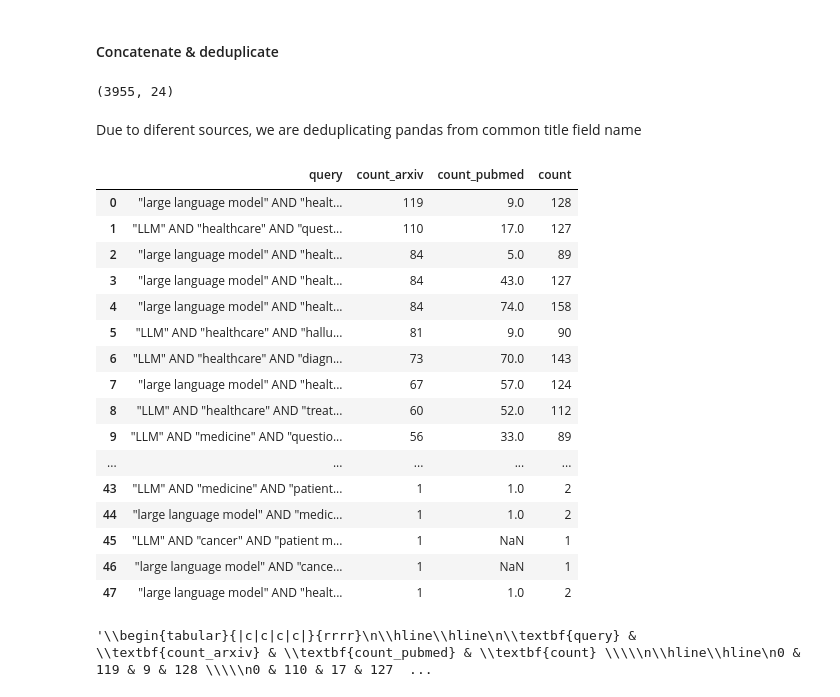
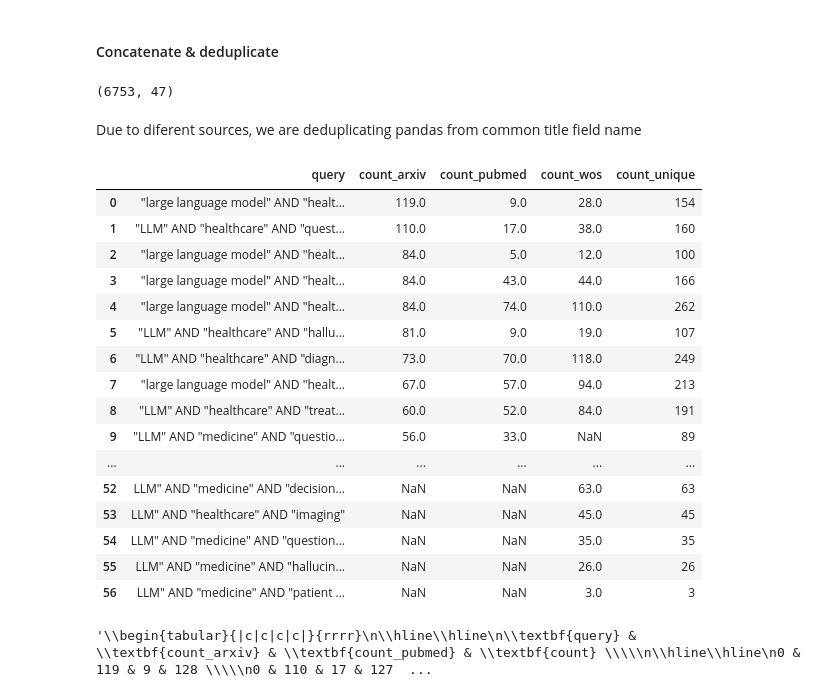
Before and after one commit to phdupmmcp/phase1_soa, a Jupyter notebook: bulk_analysis.ipynb, the cells around one changed output. Saved outputs shown, nothing was run; the diff lists cells and outputs as text; code cells hidden in the pictures.

```diff
--- a/bulk_analysis.ipynb
+++ b/bulk_analysis.ipynb
@@ -176,39 +324,47 @@ filename = 'queries_arxiv_v2_1.xlsx'
 df_arxiv = pd.read_excel(os.path.join(data_folder, filename))
 filename = 'queries_pubmed_v2_1.xlsx'
 df_pubmed = pd.read_excel(os.path.join(data_folder, filename))
+filename = 'queries_wos_v2_1.xlsx'
+df_wos = pd.read_excel(os.path.join(data_folder, filename))
 # %%
-df_combined = pd.concat([df_pubmed, df_arxiv], ignore_index=True)
+df_combined = pd.concat([df_pubmed, df_arxiv,df_wos], ignore_index=True)
 df_combined['short_title'] = df_combined['title']#.str[:50]
+df_combined=df_combined.drop_duplicates(subset=['query','title'], keep='first')
 df_combined.shape
 # %% [output]
-(3955, 24)
+(6753, 47)
 # %% [markdown]
 Due to diferent sources, we are deduplicating pandas from common title field name
 # %%
+df_pubmed=df_pubmed.drop_duplicates(subset=['title','query'], keep='first')
 df_pubmed_query_values= df_pubmed['query'].value_counts().reset_index().astype({'count': int})
+df_arxiv=df_arxiv.drop_duplicates(subset=['title','query'], keep='first')
 df_arxiv_query_values= df_arxiv['query'].value_counts().reset_index().astype({'count': int})
+df_wos=df_wos.drop_duplicates(subset=['title','query'], keep='first')
+df_wos_query_values= df_wos['query'].value_counts().reset_index().astype({'count': int})
 df_combined_query_values= df_combined['query'].value_counts().reset_index().astype({'count': int}).fillna(0)
 df_merged_query_values = df_arxiv_query_values.merge(df_pubmed_query_values, on='query', how='outer', suffixes=('_arxiv', '_pubmed'))
-df_merged_query_values = df_merged_query_values.merge(df_combined_query_values,on='query', how='outer', suffixes=('_arxiv', '_pubmed'))
+df_merged_query_values = df_merged_query_values.merge(df_wos_query_values,on='query', how='outer', suffixes=( '_ss','_wos'))
+df_merged_query_values = df_merged_query_values.merge(df_combined_query_values,on='query', how='outer', suffixes=( '_wos','_unique'))
 df_merged_query_values
 # %% [output]
-|  | query | count_arxiv | count_pubmed | count |
-| 0 | "large language model" AND "healt... | 119 | 9.0 | 128 |
-| 1 | "LLM" AND "healthcare" AND "quest... | 110 | 17.0 | 127 |
-| 2 | "large language model" AND "healt... | 84 | 5.0 | 89 |
-| 3 | "large language model" AND "healt... | 84 | 43.0 | 127 |
-| 4 | "large language model" AND "healt... | 84 | 74.0 | 158 |
-| 5 | "LLM" AND "healthcare" AND "hallu... | 81 | 9.0 | 90 |
-| 6 | "LLM" AND "healthcare" AND "diagn... | 73 | 70.0 | 143 |
-| 7 | "large language model" AND "healt... | 67 | 57.0 | 124 |
-| 8 | "LLM" AND "healthcare" AND "treat... | 60 | 52.0 | 112 |
-| 9 | "LLM" AND "medicine" AND "questio... | 56 | 33.0 | 89 |
-| ... | ... | ... | ... | ... |
-| 43 | "LLM" AND "medicine" AND "patient... | 1 | 1.0 | 2 |
-| 44 | "large language model" AND "medic... | 1 | 1.0 | 2 |
-| 45 | "LLM" AND "cancer" AND "patient m... | 1 | NaN | 1 |
-| 46 | "large language model" AND "cance... | 1 | NaN | 1 |
-| 47 | "large language model" AND "healt... | 1 | 1.0 | 2 |
+|  | query | count_arxiv | count_pubmed | count_wos | count_unique |
+| 0 | "large language model" AND "healt... | 119.0 | 9.0 | 28.0 | 154 |
+| 1 | "LLM" AND "healthcare" AND "quest... | 110.0 | 17.0 | 38.0 | 160 |
+| 2 | "large language model" AND "healt... | 84.0 | 5.0 | 12.0 | 100 |
+| 3 | "large language model" AND "healt... | 84.0 | 43.0 | 44.0 | 166 |
+| 4 | "large language model" AND "healt... | 84.0 | 74.0 | 110.0 | 262 |
+| 5 | "LLM" AND "healthcare" AND "hallu... | 81.0 | 9.0 | 19.0 | 107 |
+| 6 | "LLM" AND "healthcare" AND "diagn... | 73.0 | 70.0 | 118.0 | 249 |
+| 7 | "large language model" AND "healt... | 67.0 | 57.0 | 94.0 | 213 |
+| 8 | "LLM" AND "healthcare" AND "treat... | 60.0 | 52.0 | 84.0 | 191 |
+| 9 | "LLM" AND "medicine" AND "questio... | 56.0 | 33.0 | NaN | 89 |
+| ... | ... | ... | ... | ... | ... |
+| 52 | LLM" AND "medicine" AND "decision... | NaN | NaN | 63.0 | 63 |
+| 53 | LLM" AND "healthcare" AND "imaging" | NaN | NaN | 45.0 | 45 |
+| 54 | LLM" AND "medicine" AND "question... | NaN | NaN | 35.0 | 35 |
+| 55 | LLM" AND "medicine" AND "hallucin... | NaN | NaN | 26.0 | 26 |
+| 56 | LLM" AND "medicine" AND "patient ... | NaN | NaN | 3.0 | 3 |
 # %%
 #etls
 df_merged_query = df_merged_query_values.copy()
```
Also changed, not shown: parts of 14 cells of this notebook, 53 other files.
